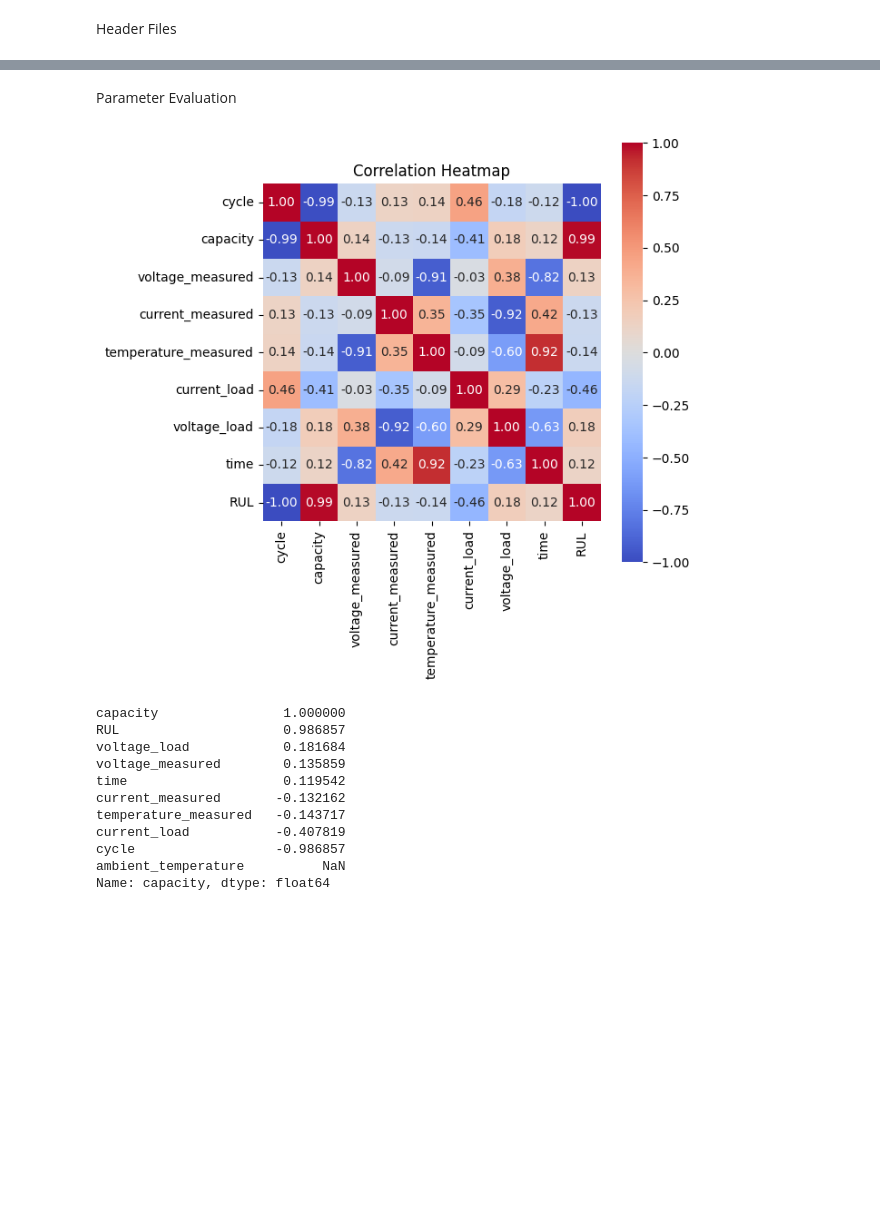
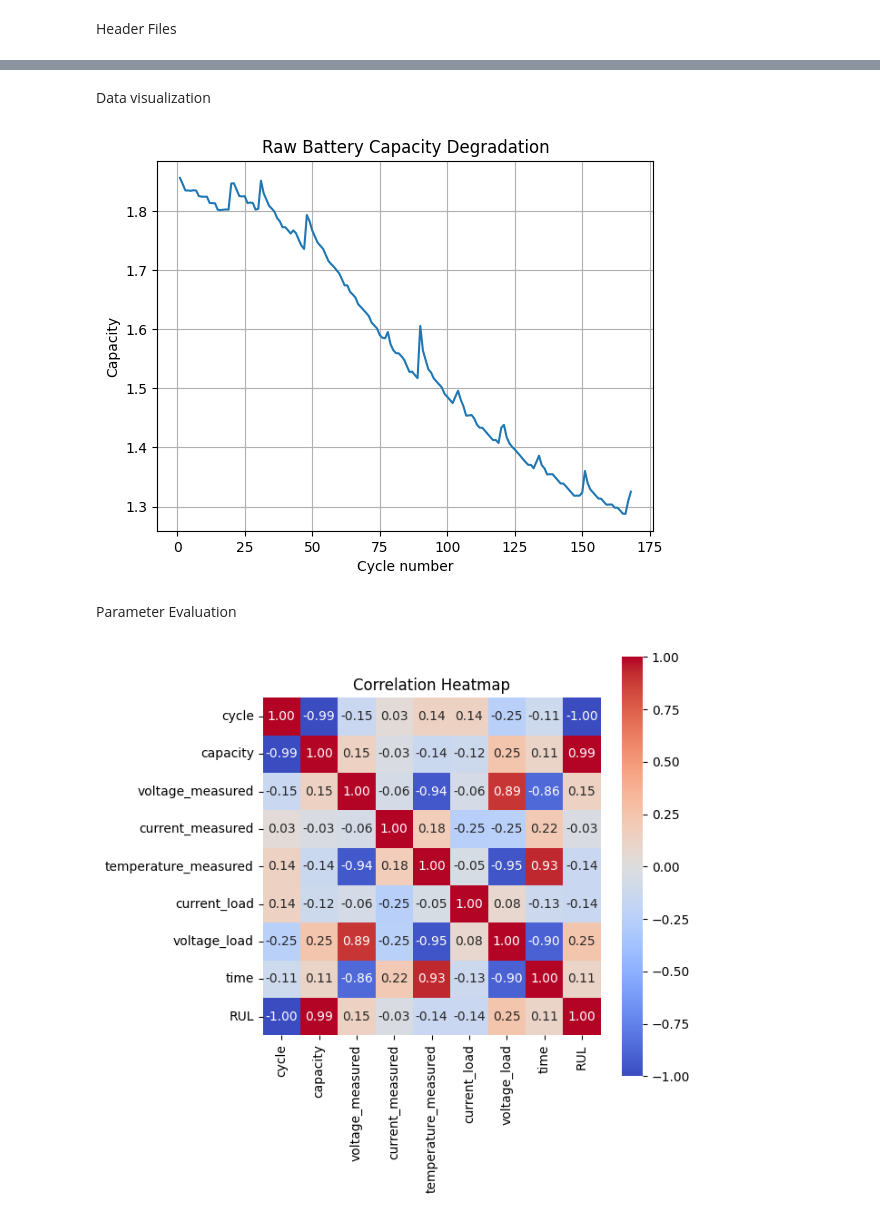
Before and after one commit to athreya122/DML-Project, a Jupyter notebook: dml_notebooks/RUL_battery_prediction.ipynb, the cells around one changed output, grey strips where cells are left out. Drawn from its saved outputs; the diff is of its cells as text; code cells hidden in the pictures; blank space fills up the shorter version.

Commit message:
Updates till single battery model

```diff
--- a/dml_notebooks/RUL_battery_prediction.ipynb
+++ b/dml_notebooks/RUL_battery_prediction.ipynb
@@ -38,22 +39,24 @@ df = B05  # assigning B05 as the data we are concerned about
+# %% [markdown]
+Data visualization
+# %%
+import matplotlib.pyplot as plt
+
+plt.figure()
+plt.plot(df['cycle'], df['capacity'])
+plt.xlabel('Cycle number')
+plt.ylabel('Capacity')
+plt.title('Raw Battery Capacity Degradation')
+plt.grid(True)
+plt.show()
+# %% [output]
+[figure, added]
 # %% [markdown]
 Parameter Evaluation
 # %%
-corr = df[['cycle','capacity','voltage_measured','current_measured','temperature_measured','current_load','voltage_load','time','RUL']].corr()
+corr = df[['cycle','capacity','voltage_measured','current_measured','temperature_measured','current_load','voltage_load','time','RUL']].corr(method='spearman')
 plt.figure(figsize=(6, 6))
 sns.heatmap(corr, annot=True, fmt='.2f', cmap='coolwarm', square=True)
 plt.title('Correlation Heatmap')
 plt.show()
-print(df.corr()['capacity'].sort_values(ascending=False))
 # %% [output]
-[figure, old version]
+[figure, new version]
-capacity                1.000000
-RUL                     0.986857
-voltage_load            0.181684
-voltage_measured        0.135859
-time                    0.119542
-current_measured       -0.132162
-temperature_measured   -0.143717
-current_load           -0.407819
-cycle                  -0.986857
-ambient_temperature          NaN
-Name: capacity, dtype: float64
```
Also changed, not shown: parts of 30 cells of this notebook, 4 other files.
